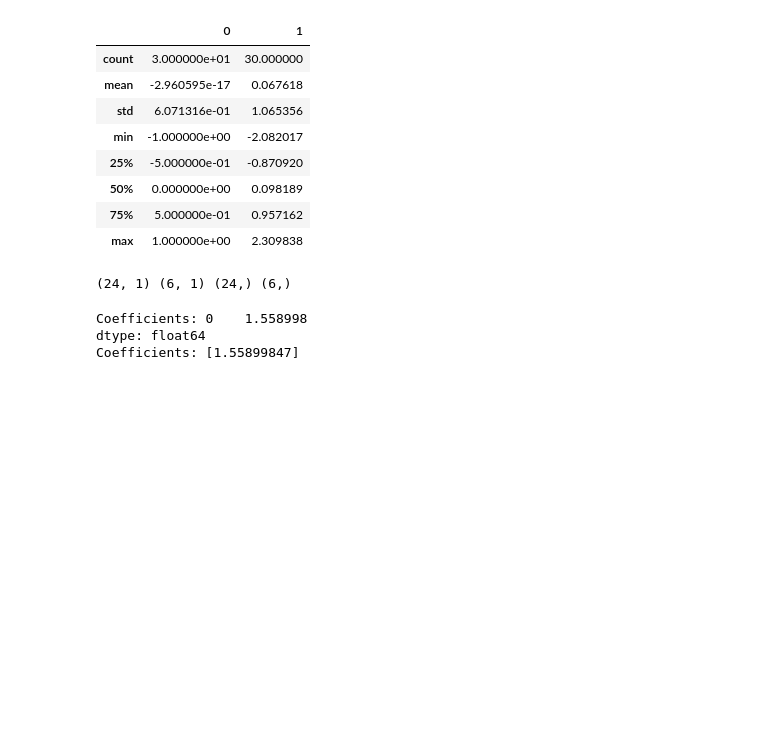
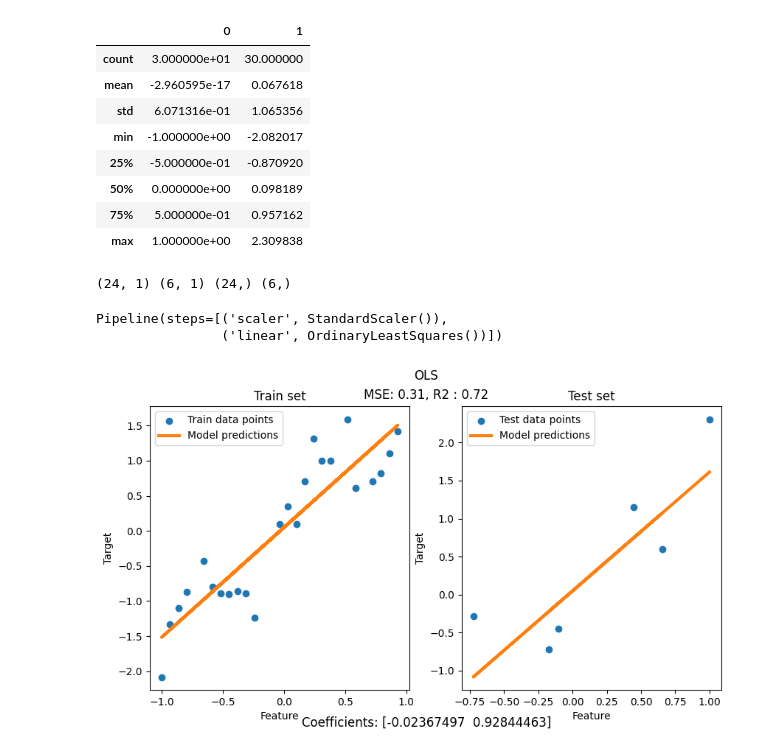
Before and after one commit to talDoFlemis/dory, a Jupyter notebook: lista_01/artificial1d.ipynb, the cells around one changed output. Cells and saved outputs as stored; diff of their text form; code cells hidden in the pictures; blank space fills up the shorter version.

```diff
--- a/lista_01/artificial1d.ipynb
+++ b/lista_01/artificial1d.ipynb
@@ -28,14 +30,41 @@ print(X_train.shape, X_test.shape, y_train.shape, y_test.shape)
 # %% [output]
 (24, 1) (6, 1) (24,) (6,)
 # %%
-ols = OrdinaryLeastSquares()
-model = LinearRegression(fit_intercept=False)
-ols.fit(X_train, y_train)
-model.fit(X_train, y_train)
-parameters = ols.get_parameters()
-print(f"Coefficients: {parameters}")
-print(f"Coefficients: {model.intercept_}")
+ols_pipeline = Pipeline([
+    ("scaler", StandardScaler()),
+    ("linear", OrdinaryLeastSquares())
+])
+ols_pipeline
 # %% [output]
-Coefficients: 0    1.558998
-dtype: float64
-Coefficients: [1.55899847]
+Pipeline(steps=[('scaler', StandardScaler()),
+                ('linear', OrdinaryLeastSquares())])
+# %%
+# TODO: Check if this y_pred is normalized and denormalized if needed
+y_pred = ols_pipeline.fit(X_train, y_train).predict(X_test)
+mse = mean_squared_error(y_test, y_pred)
+r2 = r2_score(y_test, y_pred)
+fig, ax = plt.subplots(ncols=2, figsize=(10, 5))
+ax[0].scatter(X_train, y_train, label="Train data points")
+ax[0].plot(
+    X_train,
+    ols_pipeline.predict(X_train),
+    linewidth=3,
+    color="tab:orange",
+    label="Model predictions",
+)
+ax[0].set(xlabel="Feature", ylabel="Target", title="Train set")
+ax[0].legend()
+
+ax[1].scatter(X_test, y_test, label="Test data points")
+ax[1].plot(X_test, y_pred, linewidth=3, color="tab:orange", label="Model predictions")
+ax[1].set(xlabel="Feature", ylabel="Target", title="Test set")
+ax[1].legend()
+
+fig.suptitle("OLS")
+fig.text(0.5, 0.9, f'MSE: {mse:.2f}, R2 : {r2:.2f}',fontsize=12, horizontalalignment='center')
+fig.text(0.5, 0.01, f'Coefficients: {ols_pipeline["linear"].w_}',fontsize=12, horizontalalignment='center')
+
+
+fig.show()
+# %% [output]
+[figure, added]
```
Also changed, not shown: parts of 2 cells of this notebook, 4 other files.
